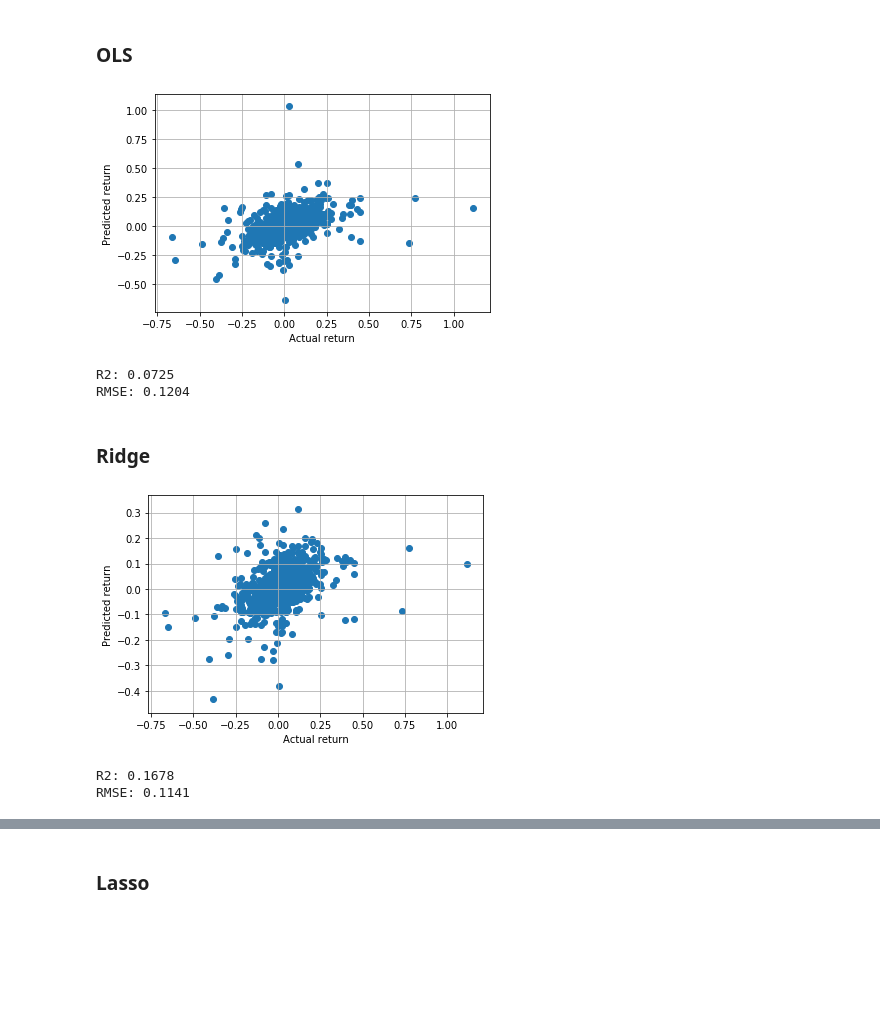
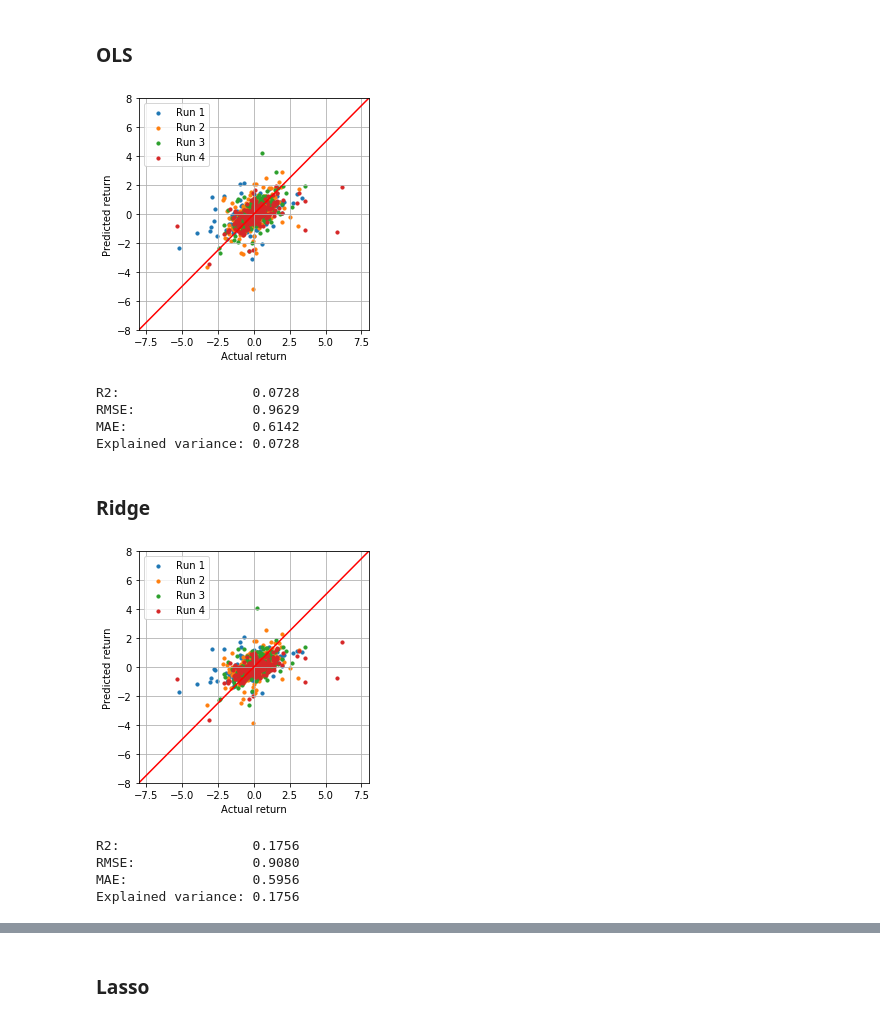
Before and after one commit to yxr126/yujiaren, a Jupyter notebook: Stock_return.ipynb, the cells around one changed output, grey strips where cells are left out. Cells and saved outputs as stored; diff of their text form; code cells hidden in the pictures; blank space fills up the shorter version.

```diff
--- a/Stock_return.ipynb
+++ b/Stock_return.ipynb
@@ -45,9 +45,9 @@ def generate_data(sic2_number=1):
 
     # standardize the data
 
-    min_max_scaler = MinMaxScaler()
-    x = min_max_scaler.fit_transform(x)
-    y = y.values
+    x = StandardScaler().fit_transform(x)
+    y = y.values.reshape(-1,1)
+    y = StandardScaler().fit_transform(y).squeeze()
 
     return x, y, column_names
 # %% [markdown]
@@ -235,15 +235,21 @@ def plot_pred(y_test, y_pred, title):
     args: actual return, predicted return, type of regression
     return: save an image
     '''
-    plt.figure()
-    plt.scatter(y_test, y_pred)
+    plt.figure(figsize=(4,4))
+    for i in range(len(y_test)):
+        plt.scatter(y_test[i], y_pred[i], label='Run {}'.format(i+1), s=10)
+    plt.plot([-8,8], [-8,8], 'r')
     plt.xlabel('Actual return')
     plt.ylabel('Predicted return')
     plt.grid()
+    plt.legend()
+    plt.xlim([-8,8])
+    plt.ylim([-8,8])
+    plt.tight_layout()
     plt.savefig('./plots/{}.svg'.format(title), dpi=400)
     plt.show();
 # %%
-def evaluation(x, y, metric, alpha):
+def evaluation(x, y, metric, alpha, if_plot=True):
     x_trains, x_tests, y_trains, y_tests = k_fold(x, y, n_splits=4)
     y_true = []
     y_pred = []
@@ -254,15 +260,21 @@ def evaluation(x, y, metric, alpha):
         y_test = y_tests[i]
         y_pred.append(metric(x_train, x_test, y_train, y_test, alpha)[0])
         y_true.append(y_tests[i])
+    # evaluation
+    if if_plot == True:
+        plot_pred(y_true, y_pred, metric.__name__)
     y_true = np.concatenate(y_true)
     y_pred = np.concatenate(y_pred)
-    # evaluation
-    plot_pred(y_true, y_pred, metric.__name__)
     r2 = r2_score(y_true, y_pred)
     rmse = mean_squared_error(y_true, y_pred)**0.5
-    print('R2: {:.4f}'.format(r2))
-    print('RMSE: {:.4f}'.format(rmse))
-    return
+    expl = explained_variance_score(y_true, y_pred)
+    mae = mean_absolute_error(y_true, y_pred)
+    if if_plot == True:
+        print('R2: {:>22.4f}'.format(r2))
+        print('RMSE: {:>20.4f}'.format(rmse))
+        print('MAE: {:>21.4f}'.format(mae))
+        print('Explained variance: {:>4.4f}'.format(expl))
+    return r2, rmse, expl, mae
 # %%
 x, y, column_names = generate_data(sic2_number=1)
 # %% [markdown]
@@ -270,16 +282,20 @@ x, y, column_names = generate_data(sic2_number=1)
 # %% [markdown]
 ### OLS
 # %%
-evaluation(x, y, metric=ols, alpha=None)
+r2, rmse, expl, mae = evaluation(x, y, metric=ols, alpha=None)
 # %% [output]
-[figure, old version]
+[figure, new version]
-R2: 0.0725
-RMSE: 0.1204
+R2:                 0.0728
+RMSE:               0.9629
+MAE:                0.6142
+Explained variance: 0.0728
 # %% [markdown]
 ### Ridge
 # %%
-evaluation(x, y, metric=ridge, alpha=0.2)
+r2, rmse, expl, mae = evaluation(x, y, metric=ridge, alpha=2)
 # %% [output]
-[figure, old version]
+[figure, new version]
-R2: 0.1678
-RMSE: 0.1141
+R2:                 0.1756
+RMSE:               0.9080
+MAE:                0.5956
+Explained variance: 0.1756
```
Also changed, not shown: parts of 19 cells of this notebook, 11 other files.
